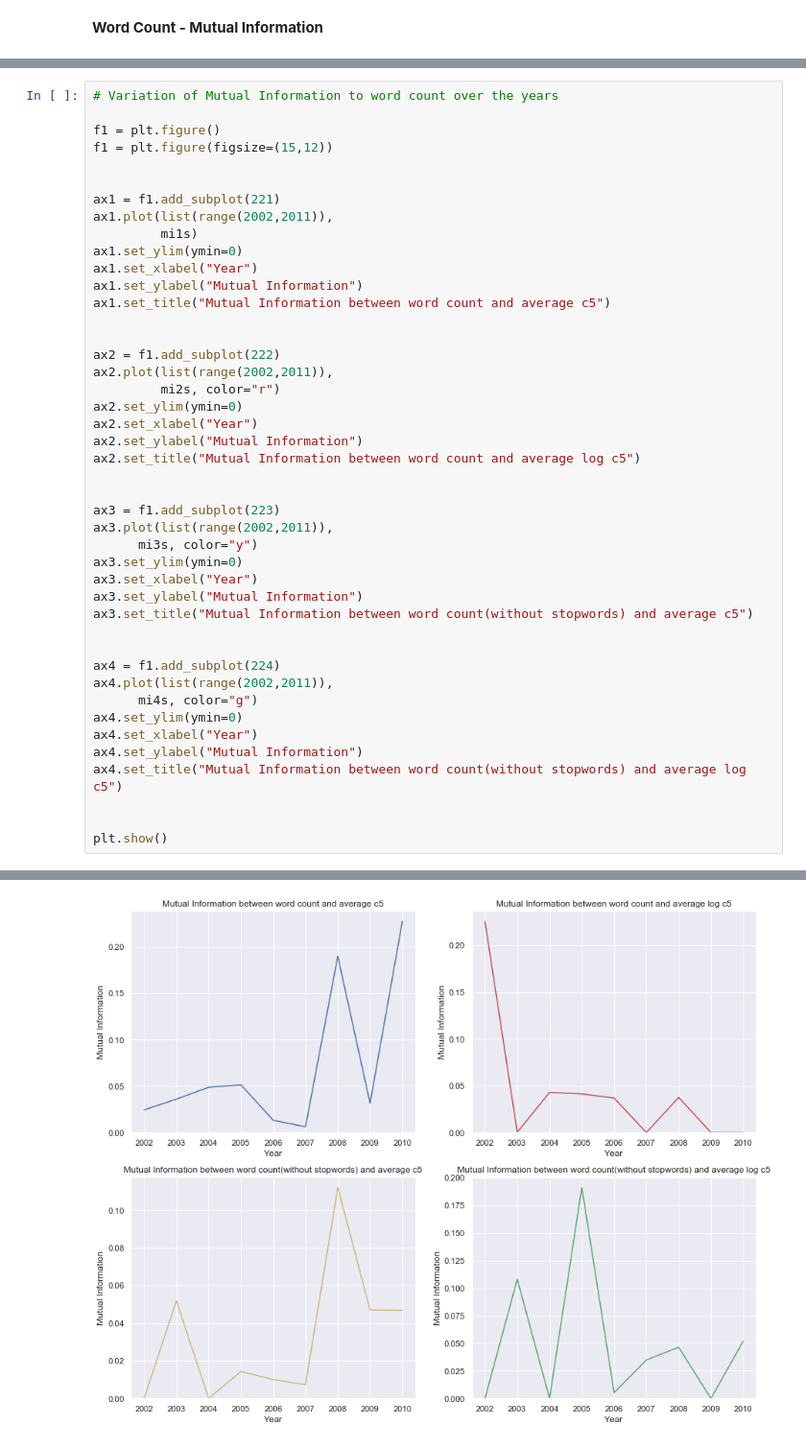
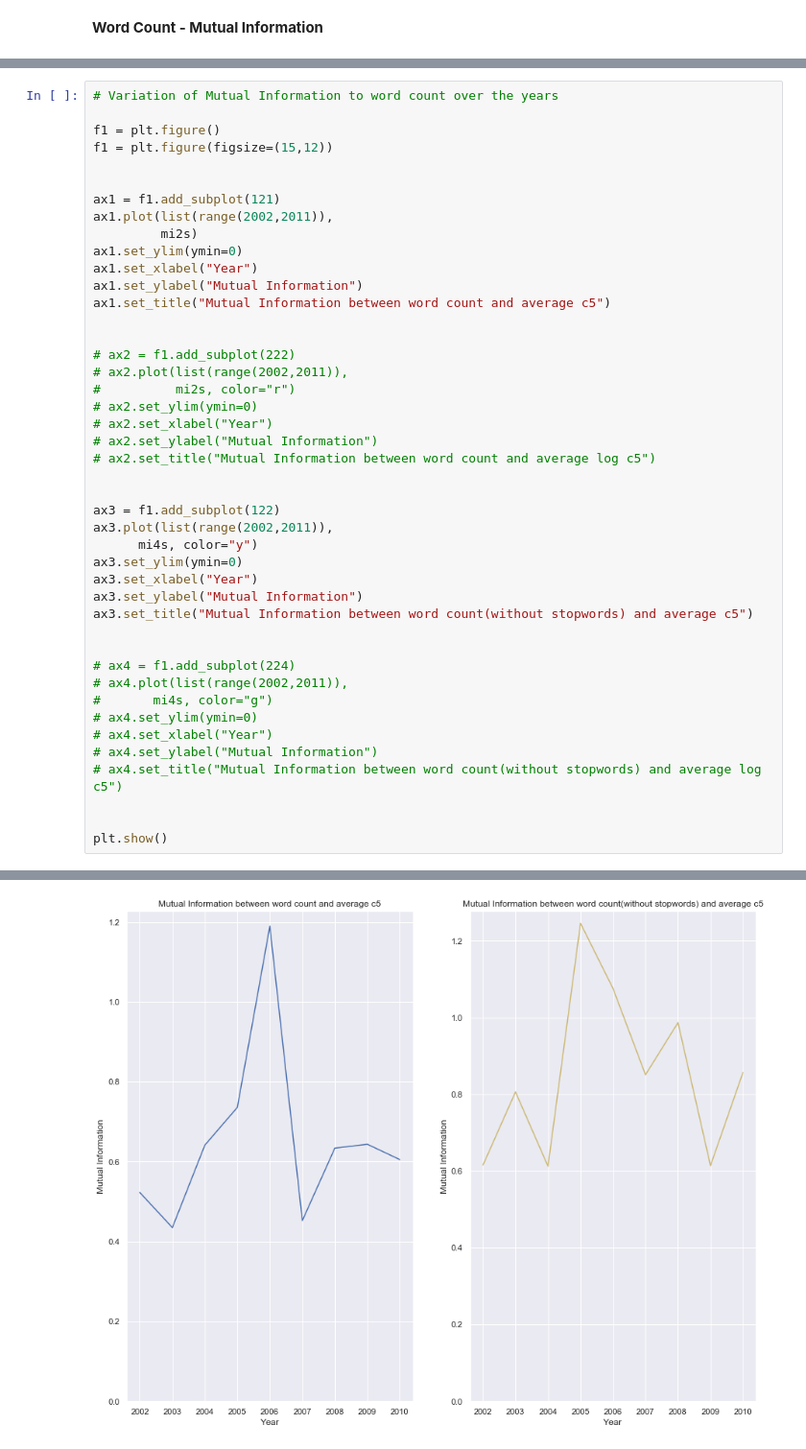
Before and after one commit to srjit/science-of-genius-title-impact, a Jupyter notebook: src/story/1. Journal of Applied Physics - Analysis.ipynb, the cells around one changed output, grey strips where cells are left out. Shown: that part at 96% size. Saved outputs shown, nothing was run; the diff lists cells and outputs as text.

```diff
--- a/src/story/1. Journal of Applied Physics - Analysis.ipynb
+++ b/src/story/1. Journal of Applied Physics - Analysis.ipynb
@@ -320,47 +326,47 @@ mi4s = [mutual_information_for_year(year, col1="cleaned_title_word_count", col2=
 # %%
 # Variation of Mutual Information to word count over the years
 
 f1 = plt.figure()
 f1 = plt.figure(figsize=(15,12))
 
 
-ax1 = f1.add_subplot(221)
+ax1 = f1.add_subplot(121)
 ax1.plot(list(range(2002,2011)),
-         mi1s)
+         mi2s)
 ax1.set_ylim(ymin=0)
 ax1.set_xlabel("Year")
 ax1.set_ylabel("Mutual Information")
 ax1.set_title("Mutual Information between word count and average c5")
 
 
-ax2 = f1.add_subplot(222)
-ax2.plot(list(range(2002,2011)),
-         mi2s, color="r")
-ax2.set_ylim(ymin=0)
-ax2.set_xlabel("Year")
-ax2.set_ylabel("Mutual Information")
-ax2.set_title("Mutual Information between word count and average log c5")
+# ax2 = f1.add_subplot(222)
+# ax2.plot(list(range(2002,2011)),
+#          mi2s, color="r")
+# ax2.set_ylim(ymin=0)
+# ax2.set_xlabel("Year")
+# ax2.set_ylabel("Mutual Information")
+# ax2.set_title("Mutual Information between word count and average log c5")
 
 
-ax3 = f1.add_subplot(223)
+ax3 = f1.add_subplot(122)
 ax3.plot(list(range(2002,2011)),
-      mi3s, color="y")
+      mi4s, color="y")
 ax3.set_ylim(ymin=0)
 ax3.set_xlabel("Year")
 ax3.set_ylabel("Mutual Information")
 ax3.set_title("Mutual Information between word count(without stopwords) and average c5")
 
 
-ax4 = f1.add_subplot(224)
-ax4.plot(list(range(2002,2011)),
-      mi4s, color="g")
-ax4.set_ylim(ymin=0)
-ax4.set_xlabel("Year")
-ax4.set_ylabel("Mutual Information")
-ax4.set_title("Mutual Information between word count(without stopwords) and average log c5")
+# ax4 = f1.add_subplot(224)
+# ax4.plot(list(range(2002,2011)),
+#       mi4s, color="g")
+# ax4.set_ylim(ymin=0)
+# ax4.set_xlabel("Year")
+# ax4.set_ylabel("Mutual Information")
+# ax4.set_title("Mutual Information between word count(without stopwords) and average log c5")
 
 
 plt.show()
 # %% [output]
 <Figure size 432x288 with 0 Axes>
-[figure, old version]
+[figure, new version]
```
Also changed, not shown: parts of 3 cells of this notebook, 7 other files.
